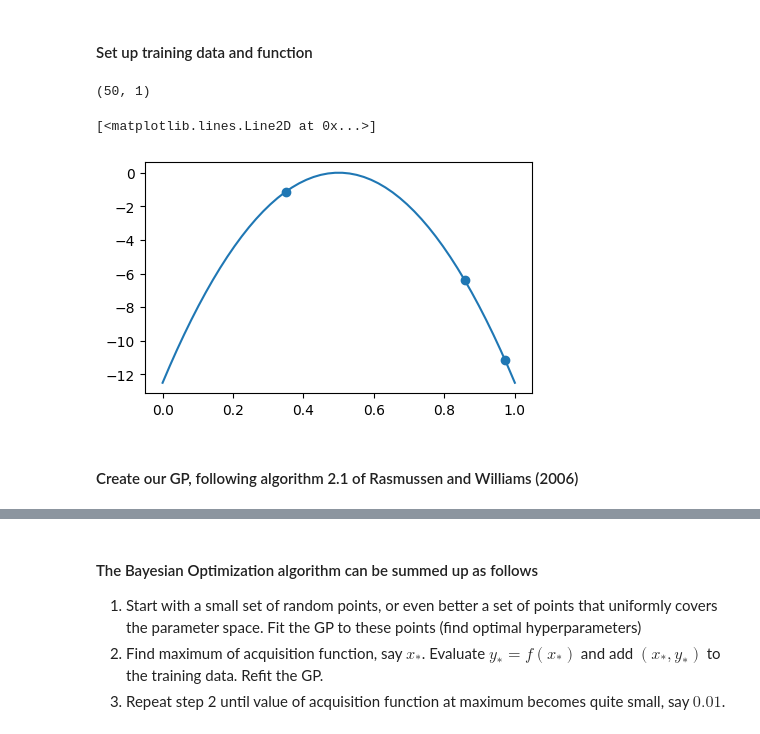
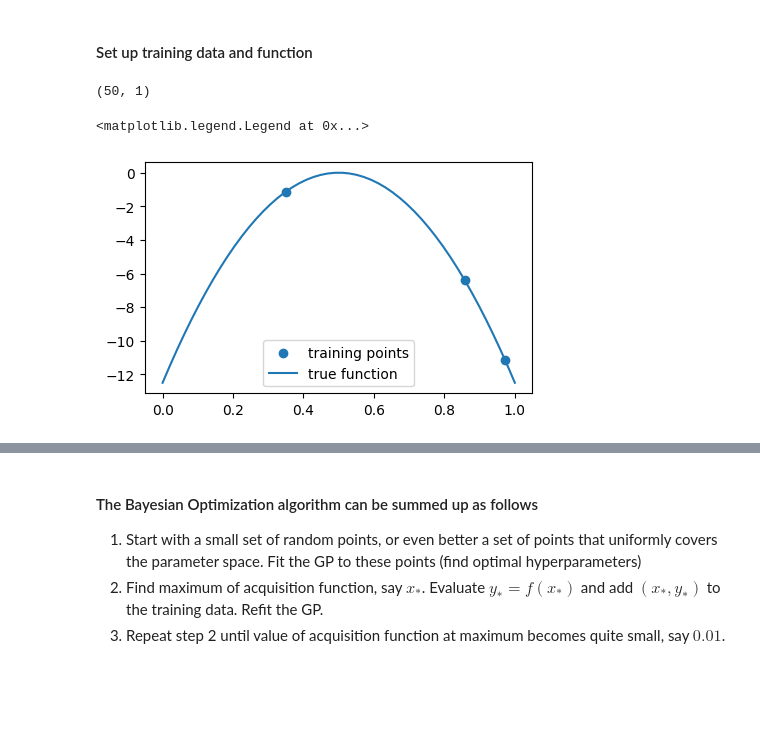
Before and after one commit to Ameek94/MCMC-tutorial, a Jupyter notebook: Lecture 2/gp_exercise.ipynb, the cells around one changed output, grey strips where cells are left out. Drawn from its saved outputs; the diff is of its cells as text; code cells hidden in the pictures; blank space fills up the shorter version.

```diff
--- a/Lecture 2/gp_exercise.ipynb
+++ b/Lecture 2/gp_exercise.ipynb
@@ -9,21 +9,20 @@ from scipy.stats import norm
 # %%
 np.random.seed(10004000) # fixed for reproducibility
 train_x = np.random.uniform(0,1,3).reshape(-1, 1)
 f = lambda x: -0.5*100*(x-0.5)**2
 
 train_y = f(train_x)
 
 # points at which we will test the GP prediction
 test_x =  np.linspace(0,1,50).reshape(-1, 1)
 test_y = f(test_x)
 print(np.shape(test_x))
 
 plt.figure(figsize=(5,3))
-plt.scatter(train_x,train_y)
-plt.plot(test_x,test_y)
+plt.scatter(train_x,train_y,label='training points')
+plt.plot(test_x,test_y,label='true function')
+plt.legend()
 # %% [output]
 (50, 1)
-[<matplotlib.lines.Line2D at 0x...>]
+<matplotlib.legend.Legend at 0x...>
-[figure, old version]
+[figure, new version]
-# %% [markdown]
-#### Create our GP, following algorithm 2.1 of Rasmussen and Williams (2006)
```
Also changed, not shown: parts of 8 cells of this notebook.
